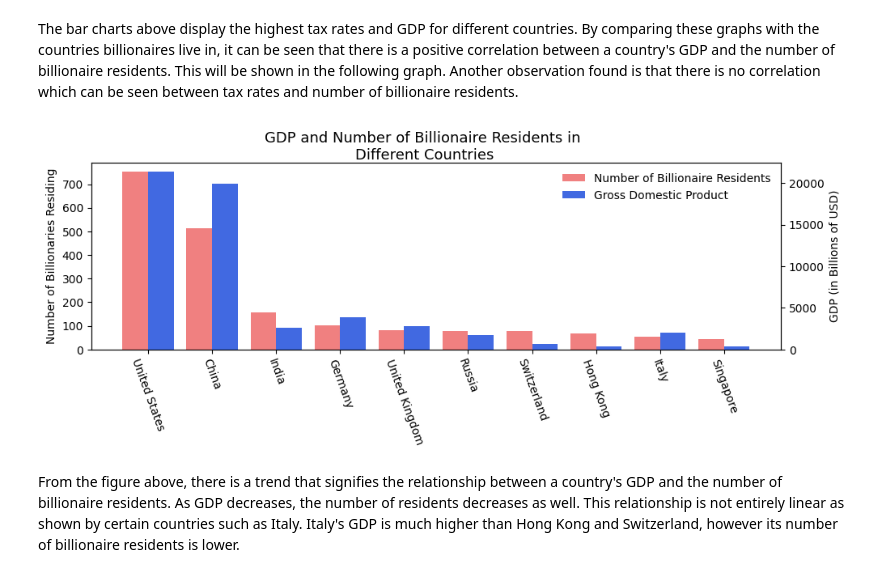
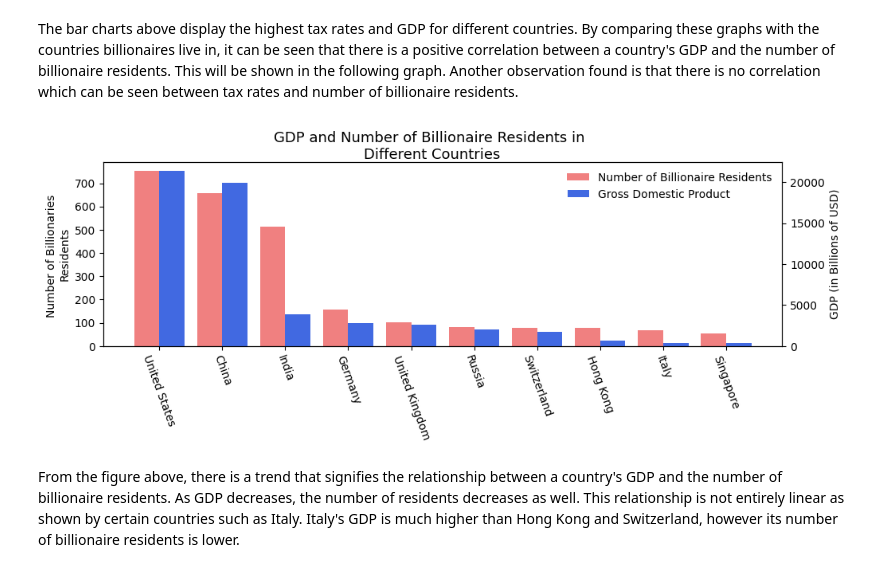
Before and after one commit to LouisThong15/Data-Analysis-Projects, a Jupyter notebook: Billionaire Analysis/Billionaires Dataset Analysis.ipynb, the cells around one changed output. Saved outputs shown, nothing was run; the diff lists cells and outputs as text; code cells hidden in the pictures.

```diff
--- a/Billionaire Analysis/Billionaires Dataset Analysis.ipynb
+++ b/Billionaire Analysis/Billionaires Dataset Analysis.ipynb
@@ -136,5 +136,9 @@ billions.head()
 ## Data Question 1: How is wealth distributed across countries and continents?
 # %%
 # Initial value count for country and continent
+country = billions.country_of_residence.value_counts()
+mask = billions.isin(country[country < 45].index)
+billions[mask] = 'Other'
 country = billions.country_of_residence.value_counts().rename_axis('Country').reset_index(name = 'Count')
 continents = billions.continent.value_counts().rename_axis('Continent').reset_index(name = 'Count')
+country
@@ -199,6 +234,7 @@ for countries in country.Country:
             tax_rate_country.append(billions.tax_rate[i])
             break
 # %%
-tax_rate = billions.groupby('country_of_residence').tax_rate.max().sort_values(ascending = False).reset_index()
-gdp = billions.groupby('country_of_residence').gdp_country.max().sort_values(ascending = False).reset_index()
-tax_rate.head()
+tax_rate = billions.groupby('country_of_residence').tax_rate.max().rename_axis('Country').sort_values(ascending = False).reset_index(name = 'Tax')
+gdp = billions.groupby('country_of_residence').gdp_country.max().rename_axis('Country').sort_values(ascending = False).reset_index(name = 'GDP')
+tax_rate = tax_rate.drop(0)
+gdp = gdp.drop(2)
@@ -242,27 +267,27 @@ The bar charts above display the highest tax rates and GDP for different countri
 # %%
 # Plotting bar charts for GDP and number of billionaire residents
 ind = np.arange(10)
 width = 0.4
 
 fig, ax1 = plt.subplots(figsize = (11,3))
 fig.suptitle("GDP and Number of Billionaire Residents in \nDifferent Countries", fontsize = 13, y = 1.01)
 
 ax1.bar(ind, height = country.Count[0:10], width = width, color = 'lightcoral', label = 'Number of Billionaire Residents')
 plt.xticks(ind + width / 2, ('United States', 'China', 'Germany', 'United Kingdom', 'India', 'Italy', 'Russia',
                          'Switzerland', 'Hong Kong', 'Singapore'))
-plt.ylabel('Number of Billionaries Residing')
+plt.ylabel('Number of Billionaries \nResidents')
 ax1.tick_params(axis='x', rotation = -70)
 plt.legend(frameon = False)
 
 ax2 = ax1.twinx()
-ax2.bar(ind + width, height = country_gdp[0:10], width = width, color = 'royalblue', label = 'Gross Domestic Product')
+ax2.bar(ind + width, height = gdp.GDP, width = width, color = 'royalblue', label = 'Gross Domestic Product')
 plt.xticks(ind + width / 2, ('United States', 'China', 'India', 'Germany', 'United Kingdom', 'Russia',
                          'Switzerland', 'Hong Kong', 'Italy', 'Singapore'))
 plt.ylabel('GDP (in Billions of USD)', x = 1.02)
 plt.legend(frameon = False, loc = (0.677,0.77))
 plt.show()
 # %% [output]
-[figure, old version]
+[figure, new version]
 # %% [markdown]
 From the figure above, there is a trend that signifies the relationship between a country's GDP and the number of billionaire residents. As GDP decreases, the number of residents decreases as well. This relationship is not entirely linear as shown by certain countries such as Italy. Italy's GDP is much higher than Hong Kong and Switzerland, however its number of billionaire residents is lower.
 # %% [markdown]
```
Also changed, not shown: parts of 8 cells of this notebook.
